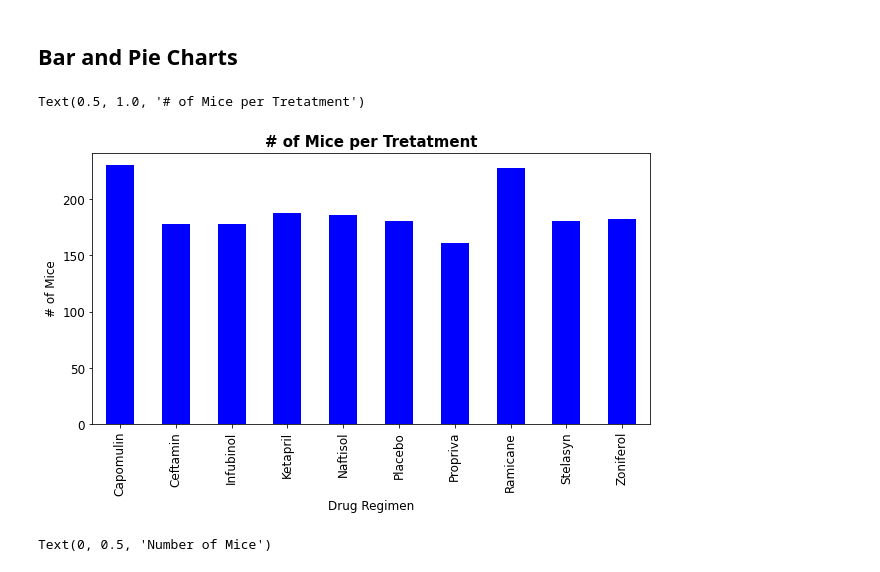
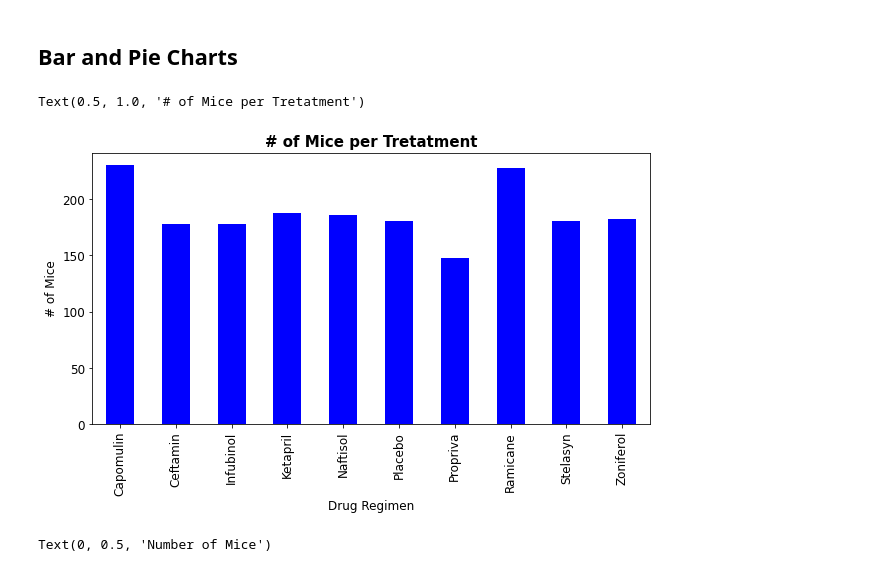
Before and after one commit to FLtoCOTransplant/matplotlib_challenge, a Jupyter notebook: pymaceuticals.ipynb, the cells around one changed output. Saved outputs shown, nothing was run; the diff lists cells and outputs as text; code cells hidden in the pictures.

```diff
--- a/pymaceuticals.ipynb
+++ b/pymaceuticals.ipynb
@@ -130,17 +135,17 @@ comb_df.groupby("Drug Regimen").aggregate({"Tumor Volume (mm3)":['mean', 'median
 ## Bar and Pie Charts
 # %%
 # Generate a bar plot showing the total number of unique mice tested on each drug regimen using pandas.
-n_mice_trt = comb_df.groupby(["Drug Regimen"]).count()["Mouse ID"]
+n_mice_trt = cl_df.groupby(["Drug Regimen"])["Mouse ID"].count()
 #n_mice_trt
 
 plot_pandas = n_mice_trt.plot.bar(figsize=(10,5), color = 'b',fontsize = 12)
 n_mice_trt
 plt.xlabel("Drug Regimen", fontsize = 12)
 plt.ylabel("# of Mice", fontsize = 12)
 plt.title("# of Mice per Tretatment", fontsize = 15, fontweight='bold')
 # %% [output]
 Text(0.5, 1.0, '# of Mice per Tretatment')
-[figure, old version]
+[figure, new version]
 # %%
 # Generate a bar plot showing the total number of unique mice tested on each drug regimen using pyplot.
 
```
Also changed, not shown: parts of 3 cells of this notebook.
